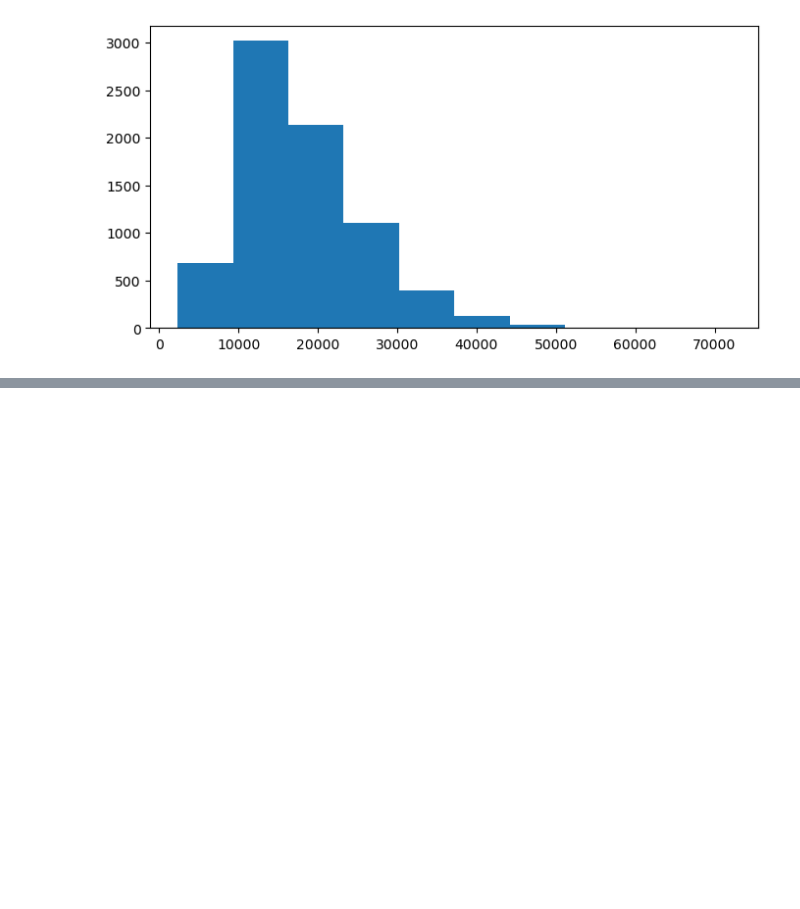
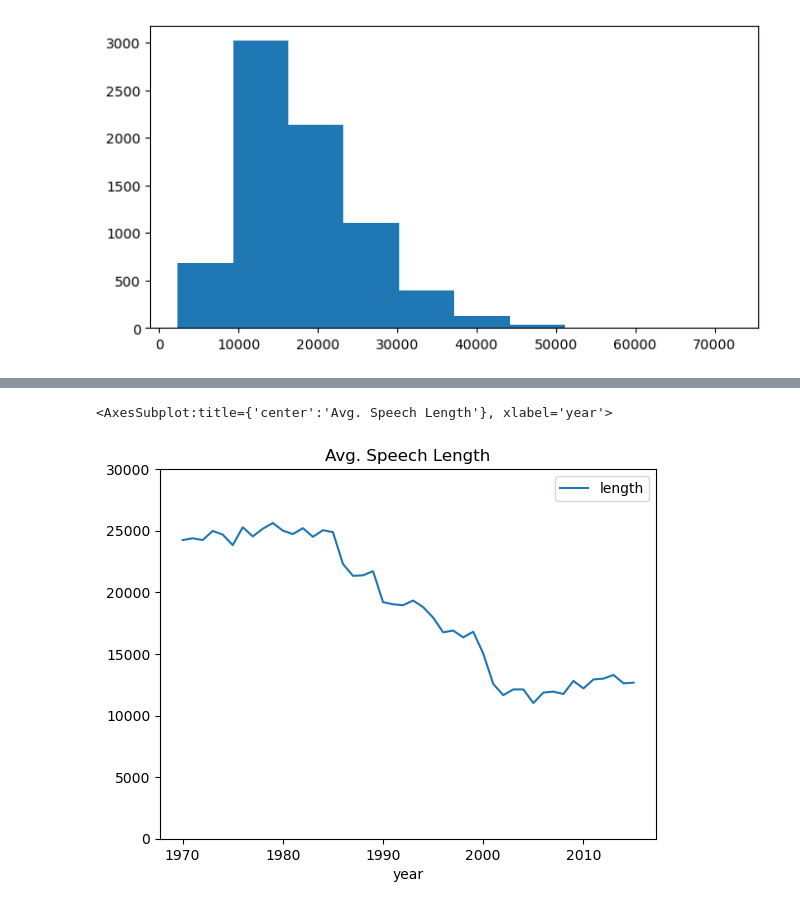
Before and after one commit to SamapanThongmee/CPE393_Text_Analytics, a Jupyter notebook: Lecture_2_Text_Visualization.ipynb, the cells around one changed output, grey strips where cells are left out. Drawn from its saved outputs; the diff is of its cells as text; code cells hidden in the pictures; blank space fills up the shorter version.

```diff
--- a/Lecture_2_Text_Visualization.ipynb
+++ b/Lecture_2_Text_Visualization.ipynb
@@ -103,0 +123,5 @@ AttributeError: 'Rectangle' object has no property 'bin'
+# %%
+df.groupby('year').agg({'length':'mean'}).plot(title='Avg. Speech Length', ylim=(0,30000))
+# %% [output]
+<AxesSubplot:title={'center':'Avg. Speech Length'}, xlabel='year'>
+[figure, added]
```
Also changed, not shown: parts of 4 cells of this notebook.
